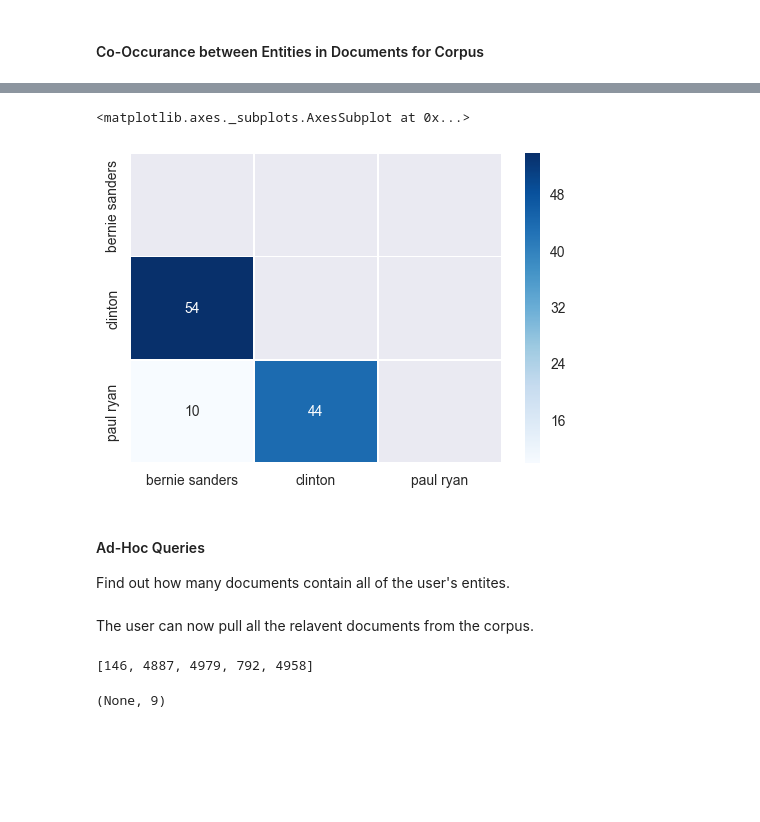
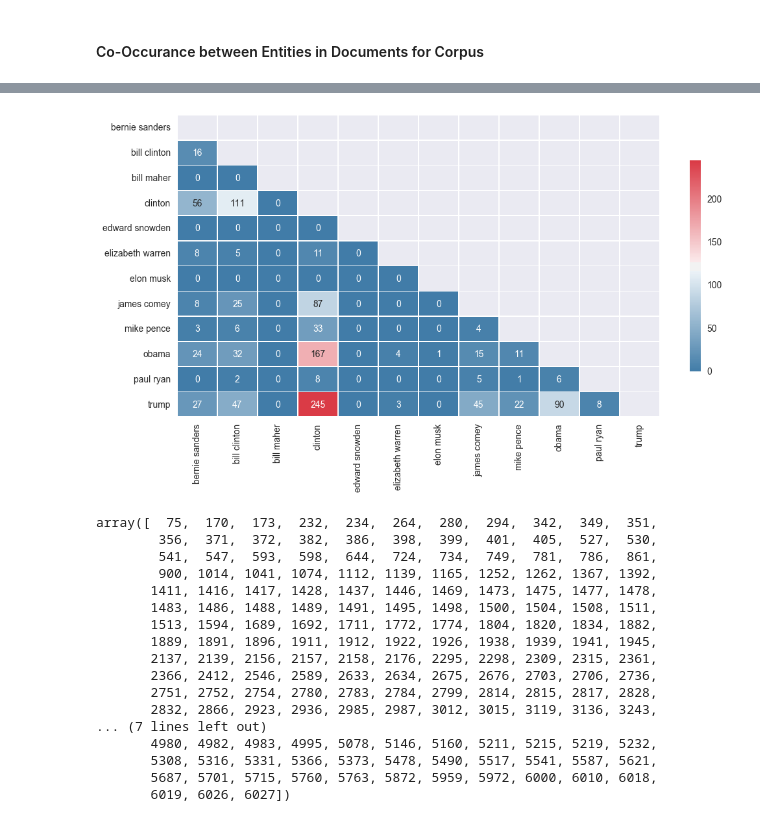
Before and after one commit to DataBeast03/DataBeast, a Jupyter notebook: NYT_Articles/NYT_Articles_2016_EDA_Presentation_Version.ipynb, the cells around one changed output, grey strips where cells are left out. Cells and saved outputs as stored; diff of their text form; code cells hidden in the pictures; blank space fills up the shorter version.

Commit message:
adding documentation

```diff
--- a/NYT_Articles/NYT_Articles_2016_EDA_Presentation_Version.ipynb
+++ b/NYT_Articles/NYT_Articles_2016_EDA_Presentation_Version.ipynb
@@ -732,3 +726,3 @@ query_co_occurances = set(( 'trump', "clinton", 'paul ryan'))
 # %%
-co_occur_in_docs = occurance_object.get_num_co_occurances(query_co_occurances)
-co_occur_in_docs
+co_occur_in_docs = occurance_object.get_num_co_occurances(subset_topic_labels=["presidential election"])
+co_occur_in_docs_df = pd.DataFrame(co_occur_in_docs)
@@ -752,13 +728,0 @@ NameError: name 'get_num_co_occurances' is not defined
-# %%
-mask = np.zeros_like( pd.DataFrame(co_entity_dict).fillna(0), dtype=np.bool)
-mask[np.triu_indices_from(mask)] = True
-
-# co-occurances of entities in docs within the corpus
-sns.heatmap(pd.DataFrame(co_entity_dict), mask=mask, annot=True, fmt="g", linewidths=0.5,cmap='Blues')
-# %% [output]
-<matplotlib.axes._subplots.AxesSubplot at 0x...>
-[figure, removed]
-# %% [markdown]
-#### Ad-Hoc Queries
-
-Find out how many documents contain all of the user's entites.
@@ -767,8 +729,4 @@ Find out how many documents contain all of the user's entites.
-# %% [markdown]
-The user can now pull all the relavent documents from the corpus.
-# %%
-# bernie and paul and clinton co-occur in all of these docs within the corpus
-print(co_occurances_doc_ids[0:5]), len(co_occurances_doc_ids)
-# %% [output]
-[146, 4887, 4979, 792, 4958]
-(None, 9)
+# %%
+plot_occurances(co_occur_in_docs_df, (12,6), mask=True)
+# %% [output]
+[figure, added]
@@ -774,0 +737,20 @@ print(co_occurances_doc_ids[0:5]), len(co_occurances_doc_ids)
+# %%
+np.array(match_doc_ids)[np.argsort(match_doc_ids)]
+# %% [output]
+array([  75,  170,  173,  232,  234,  264,  280,  294,  342,  349,  351,
+        356,  371,  372,  382,  386,  398,  399,  401,  405,  527,  530,
+        541,  547,  593,  598,  644,  724,  734,  749,  781,  786,  861,
+        900, 1014, 1041, 1074, 1112, 1139, 1165, 1252, 1262, 1367, 1392,
+       1411, 1416, 1417, 1428, 1437, 1446, 1469, 1473, 1475, 1477, 1478,
+       1483, 1486, 1488, 1489, 1491, 1495, 1498, 1500, 1504, 1508, 1511,
+       1513, 1594, 1689, 1692, 1711, 1772, 1774, 1804, 1820, 1834, 1882,
+       1889, 1891, 1896, 1911, 1912, 1922, 1926, 1938, 1939, 1941, 1945,
+       2137, 2139, 2156, 2157, 2158, 2176, 2295, 2298, 2309, 2315, 2361,
+       2366, 2412, 2546, 2589, 2633, 2634, 2675, 2676, 2703, 2706, 2736,
+       2751, 2752, 2754, 2780, 2783, 2784, 2799, 2814, 2815, 2817, 2828,
+       2832, 2866, 2923, 2936, 2985, 2987, 3012, 3015, 3119, 3136, 3243,
+... (7 lines left out)
+       4980, 4982, 4983, 4995, 5078, 5146, 5160, 5211, 5215, 5219, 5232,
+       5308, 5316, 5331, 5366, 5373, 5478, 5490, 5517, 5541, 5587, 5621,
+       5687, 5701, 5715, 5760, 5763, 5872, 5959, 5972, 6000, 6010, 6018,
+       6019, 6026, 6027])
```
Also changed, not shown: parts of 27 cells of this notebook.
